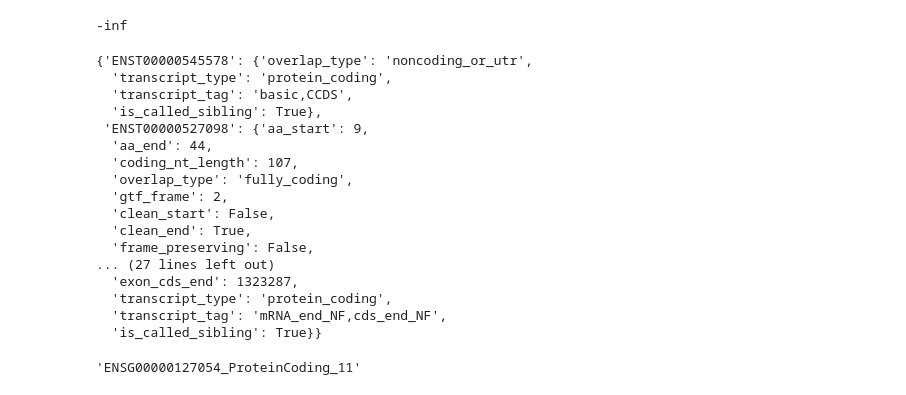
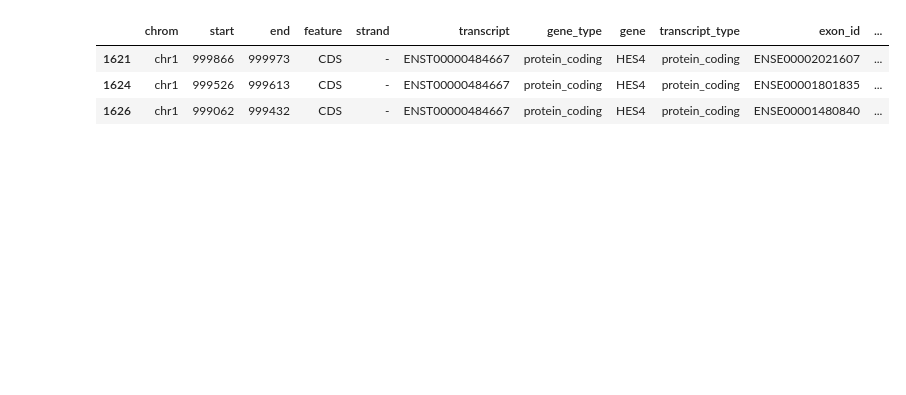
Before and after one commit to reliscu/bulk_splicing_GTEx_cortex, a Jupyter notebook: 29_seqs_for_interproscan.ipynb, the cells around one changed output. Saved outputs shown, nothing was run; the diff lists cells and outputs as text; code cells hidden in the pictures; blank space fills up the shorter version.

Commit message:
refining code for protein sequences, adding protein domain hits

```diff
--- a/29_seqs_for_interproscan.ipynb
+++ b/29_seqs_for_interproscan.ipynb
@@ -84,6 +84,13 @@ for file in os.listdir("data/ctype_exons"):
         for idx, _ in signif_exons_df.iterrows():
             if idx not in signif_events:
                 signif_events.append(idx)
+# %%
+cds_by_transcript['ENST00000484667']
+# %% [output]
+|  | chrom | start | end | feature | strand | transcript | gene_type | gene | transcript_type | exon_id | ... |
+| 1621 | chr1 | 999866 | 999973 | CDS | - | ENST00000484667 | protein_coding | HES4 | protein_coding | ENSE00002021607 | ... |
+| 1624 | chr1 | 999526 | 999613 | CDS | - | ENST00000484667 | protein_coding | HES4 | protein_coding | ENSE00001801835 | ... |
+| 1626 | chr1 | 999062 | 999432 | CDS | - | ENST00000484667 | protein_coding | HES4 | protein_coding | ENSE00001480840 | ... |
 # %%
 event_by_coords = {(ed['es'], ed['ee']): ed['event'] for ed in event_dicts} # for boundary siblings: one event per unique (es, ee)
 
@@ -294,31 +301,3 @@ for ev, rec in event_info.items():
                 }
 
     event_protein_map[ev]['exon_diff_junction_siblings'] = best_entry
-# %%
-best_score
-# %% [output]
--inf
-# %%
-rec['exon_diff_junction']
-# %% [output]
-{'ENST00000545578': {'overlap_type': 'noncoding_or_utr',
-  'transcript_type': 'protein_coding',
-  'transcript_tag': 'basic,CCDS',
-  'is_called_sibling': True},
- 'ENST00000527098': {'aa_start': 9,
-  'aa_end': 44,
-  'coding_nt_length': 107,
-  'overlap_type': 'fully_coding',
-  'gtf_frame': 2,
-  'clean_start': False,
-  'clean_end': True,
-  'frame_preserving': False,
-... (27 lines left out)
-  'exon_cds_end': 1323287,
-  'transcript_type': 'protein_coding',
-  'transcript_tag': 'mRNA_end_NF,cds_end_NF',
-  'is_called_sibling': True}}
-# %%
-sib_ev
-# %% [output]
-'ENSG00000127054_ProteinCoding_11'
```
Also changed, not shown: parts of 12 cells of this notebook, 1 other file.
